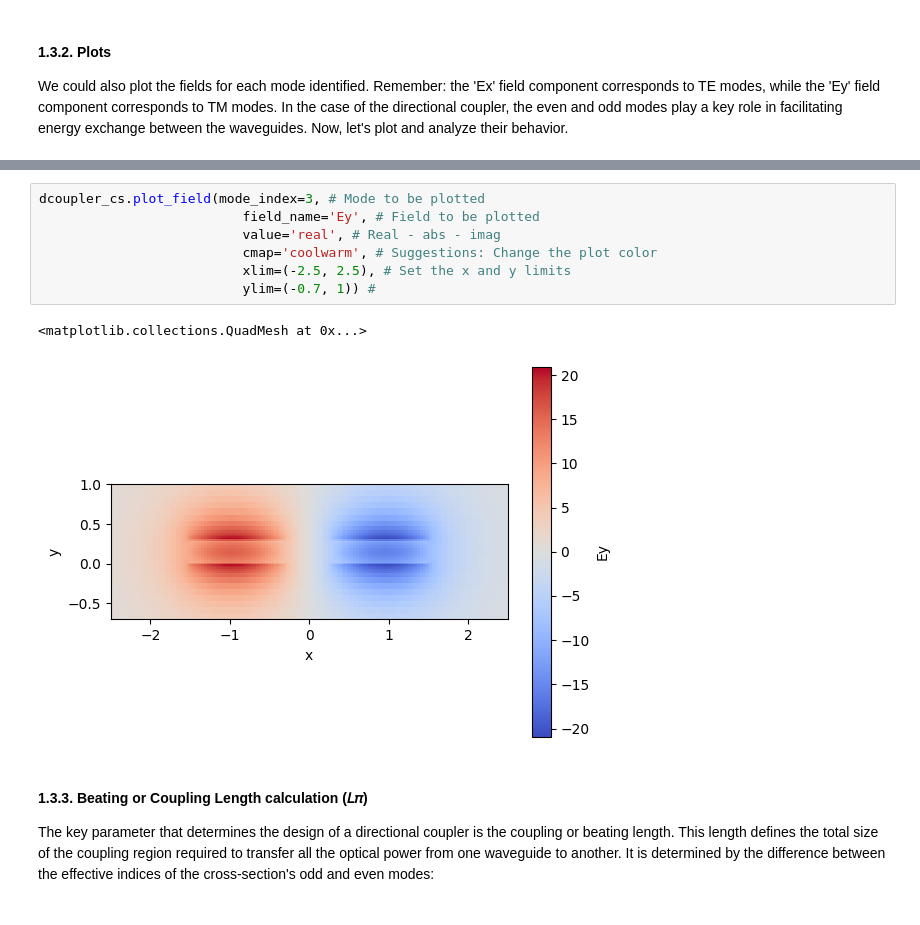
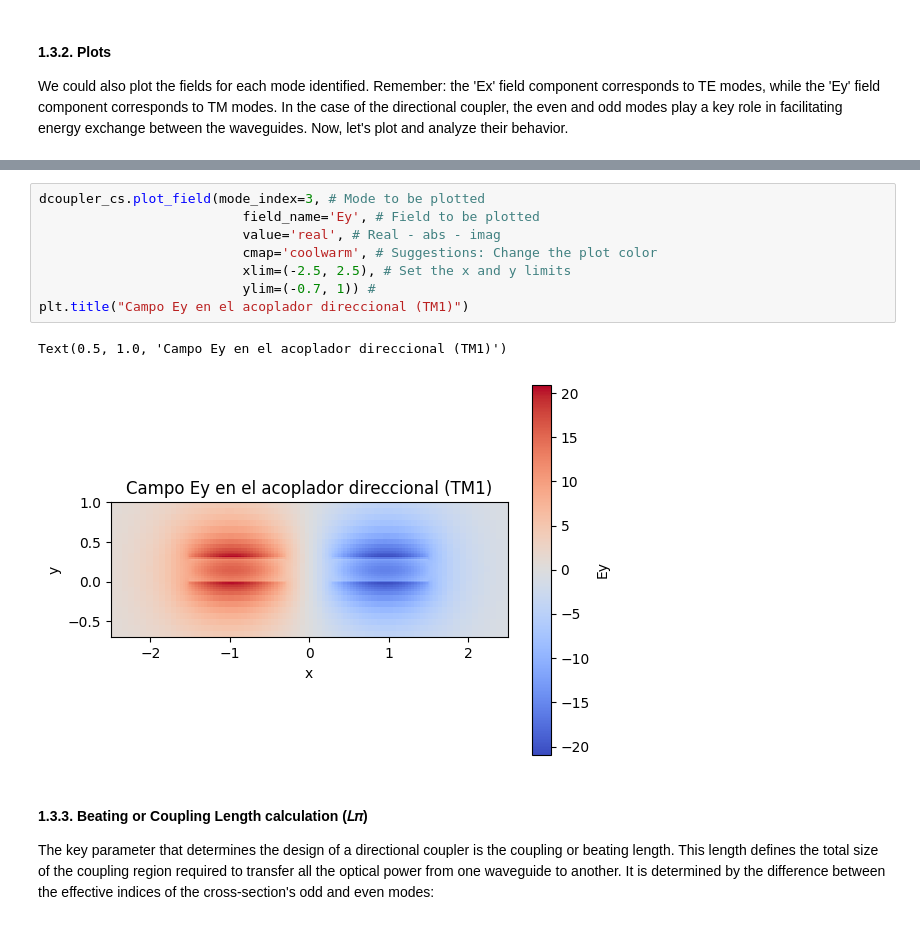
Before and after one commit to jllanoh/cifoin-lab2, a Jupyter notebook: COUPLERS_Student.ipynb, the cells around one changed output, grey strips where cells are left out. Drawn from its saved outputs; the diff is of its cells as text.

```diff
--- a/COUPLERS_Student.ipynb
+++ b/COUPLERS_Student.ipynb
@@ -128,13 +131,14 @@ dcoupler_cs.plot_field(mode_index=2 , # Mode to be plotted
 # %%
 dcoupler_cs.plot_field(mode_index=3, # Mode to be plotted
                           field_name='Ey', # Field to be plotted
                           value='real', # Real - abs - imag
                           cmap='coolwarm', # Suggestions: Change the plot color
                           xlim=(-2.5, 2.5), # Set the x and y limits
                           ylim=(-0.7, 1)) #
+plt.title("Campo Ey en el acoplador direccional (TM1)")
 # %% [output]
-<matplotlib.collections.QuadMesh at 0x...>
+Text(0.5, 1.0, 'Campo Ey en el acoplador direccional (TM1)')
-[figure, old version]
+[figure, new version]
 # %% [markdown]
 #### 1.3.3. Beating or Coupling Length calculation (𝐿𝜋)
 
```
Also changed, not shown: parts of 22 cells of this notebook, 2 other files.
